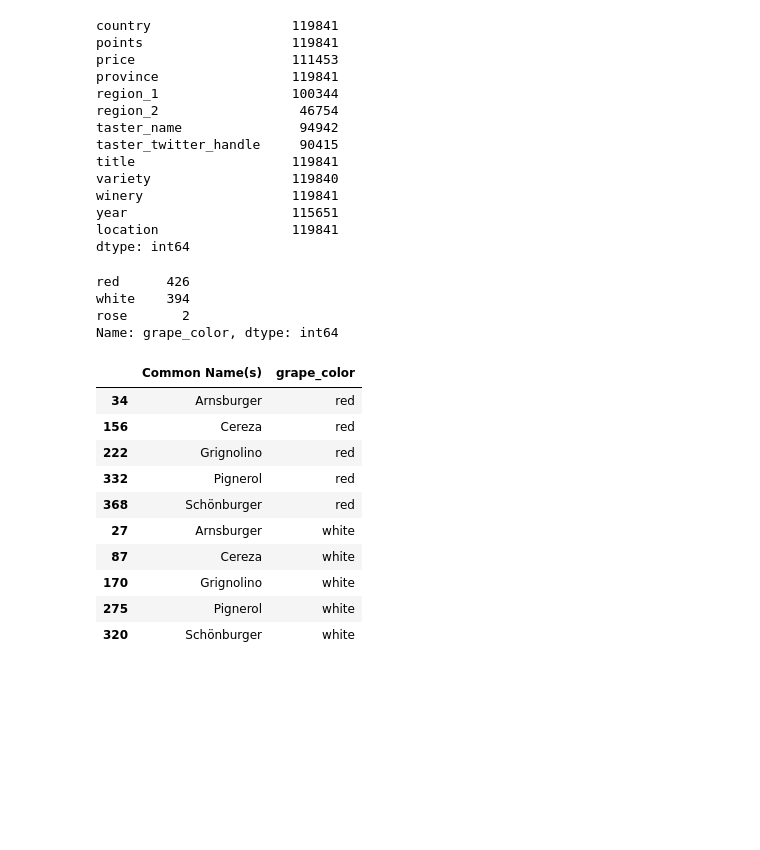
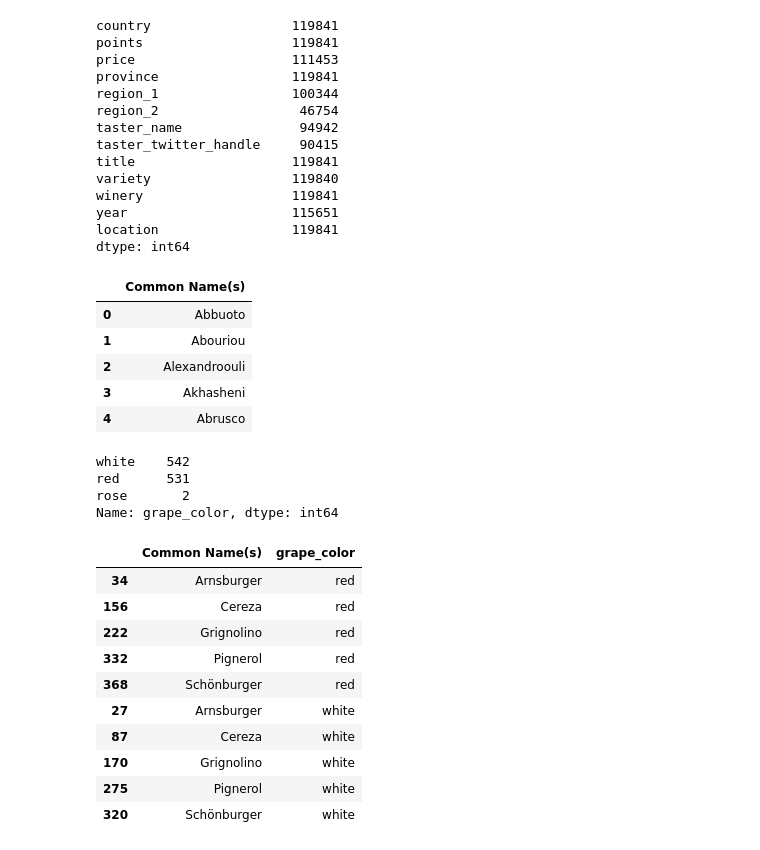
Before and after one commit to Kphad20/ETL-Project-Group5, a Jupyter notebook: Wine_db.ipynb, the cells around one changed output. Drawn from its saved outputs; the diff is of its cells as text; code cells hidden in the pictures; blank space fills up the shorter version.

```diff
--- a/Wine_db.ipynb
+++ b/Wine_db.ipynb
@@ -210,3 +204,39 @@ grapes_rose_df=tables[2]
+# %%
+#Creating data frames for each grape color
+#Dataframe for red grapes
+grapes_red_df=tables[0]
+#Dataframe for white grapes
+grapes_white_df=tables[1]
+
+#Dataframe for rose' grapes
+grapes_rose_df=tables[2]
+
+#Splitting and tacking the names that are combined in the table to create a new row out of each name
+grapes_red_df["Common Name(s)"]=grapes_red_df["Common Name(s)"].str.split("/")
+grapes_white_df["Common Name(s)"]=grapes_white_df["Common Name(s)"].str.split("/")
+grapes_rose_df["Common Name(s)"]=grapes_rose_df["Common Name(s)"].str.split("/")
+
+grapes_red_df = (grapes_red_df['Common Name(s)'].apply(pd.Series)
+                     .stack()
+                     .reset_index(level=1, drop=True)
+                     .to_frame('Common Name(s)'))
+grapes_white_df = (grapes_white_df['Common Name(s)'].apply(pd.Series)
+                     .stack()
+                     .reset_index(level=1, drop=True)
+                     .to_frame('Common Name(s)'))
+grapes_rose_df = (grapes_rose_df['Common Name(s)'].apply(pd.Series)
+                     .stack()
+                     .reset_index(level=1, drop=True)
+                     .to_frame('Common Name(s)'))
+
+grapes_red_df.head()
+# %% [output]
+|  | Common Name(s) |
+| 0 | Abbuoto |
+| 1 | Abouriou |
+| 2 | Alexandroouli |
+| 3 | Akhasheni |
+| 4 | Abrusco |
 # %%
 #Assigning the grape_color column for red grapes
 grapes_red_df["grape_color"]="red"
@@ -222,8 +252,8 @@ grape_color_df=pd.concat([grapes_red_df,grapes_white_df,grapes_rose_df])
 grape_color_df=grape_color_df[["Common Name(s)","grape_color"]]
 grape_color_df["grape_color"].value_counts()
 # %% [output]
-red      426
-white    394
+white    542
+red      531
 rose       2
 Name: grape_color, dtype: int64
 # %%
```
Also changed, not shown: parts of 15 cells of this notebook, 3 other files.
